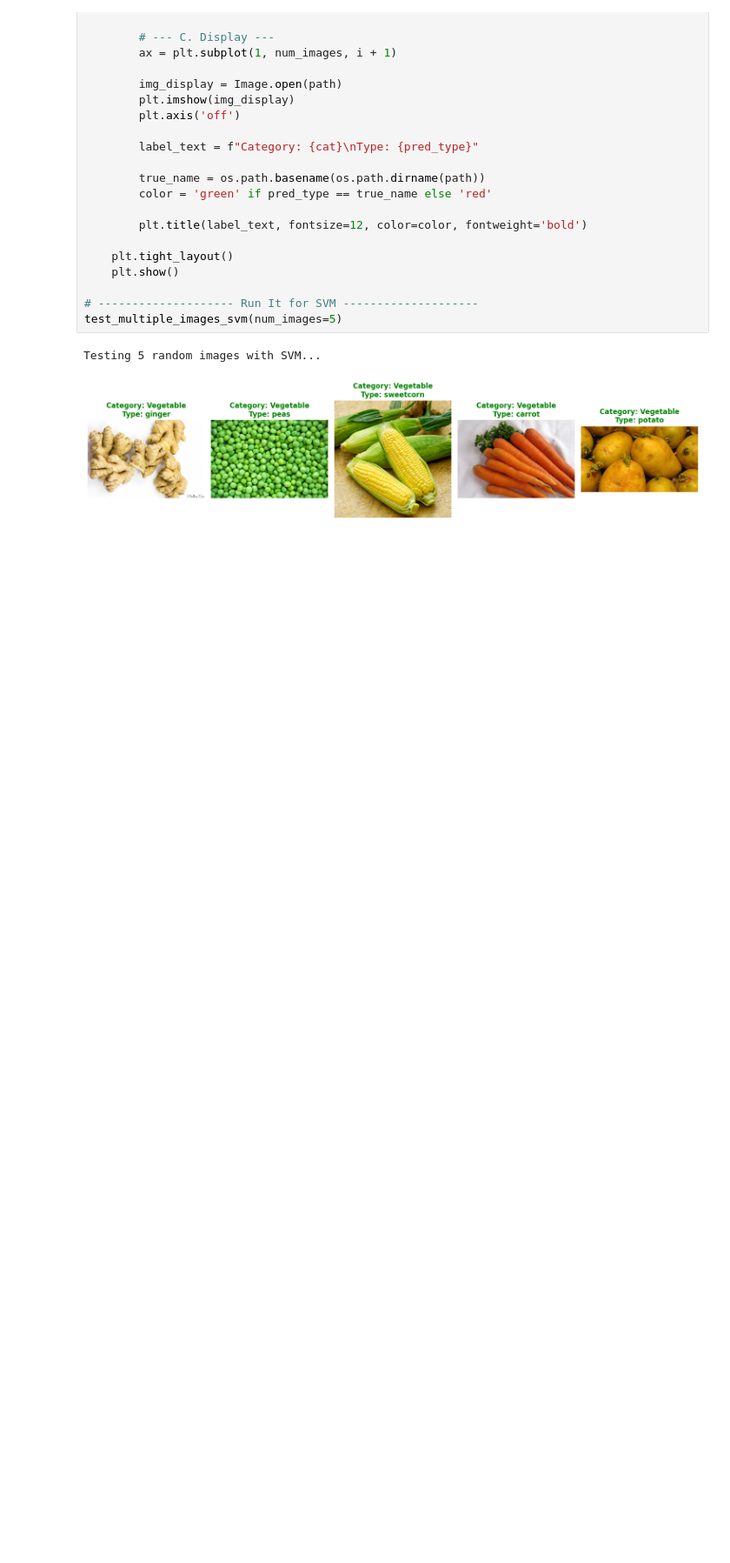
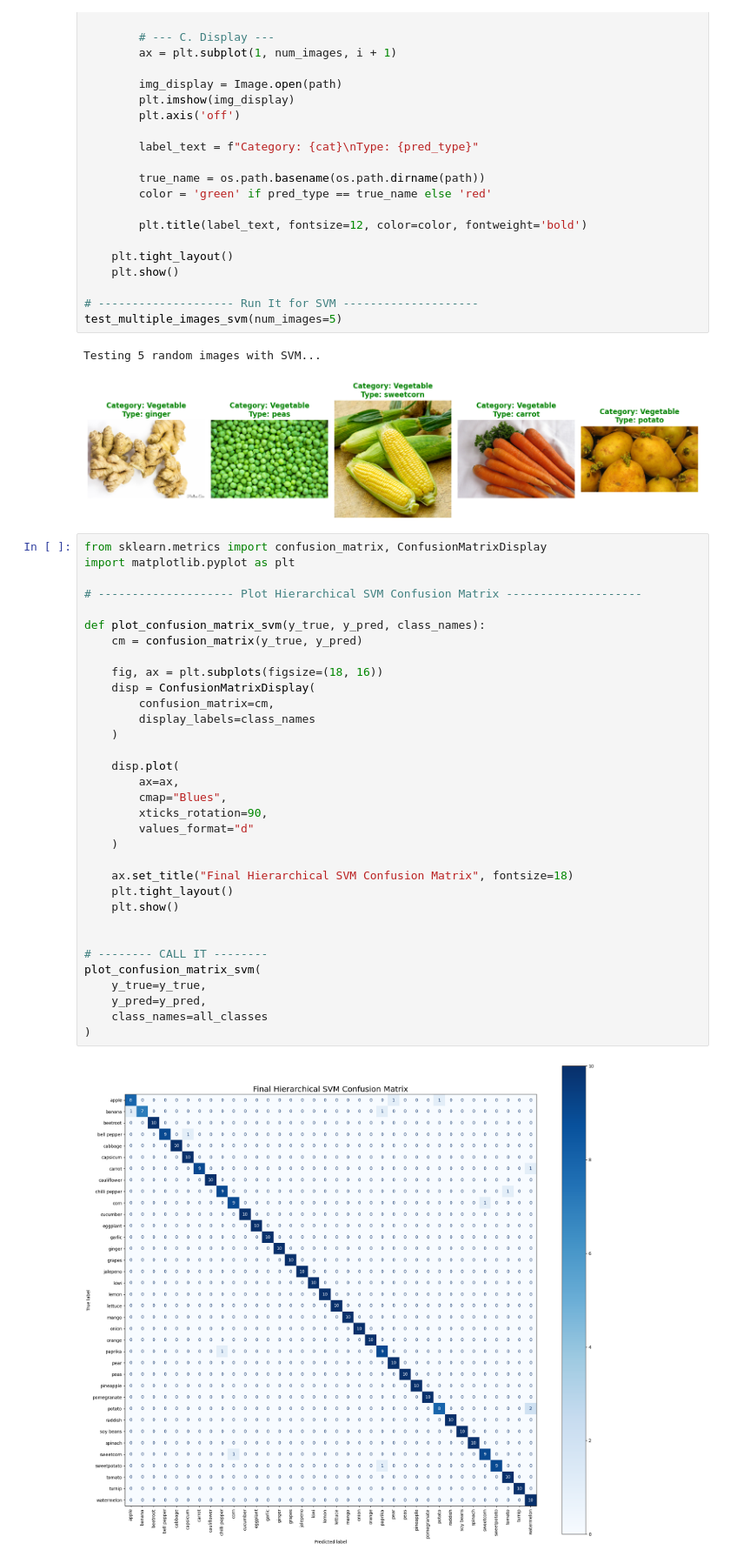
Before and after one commit to Nohaelsayedd/MLproject, a Jupyter notebook: fruit_veg_classifier/notebooks/02_SVM_Classifier.ipynb, the cells around one changed output. Shown at 87% size. Drawn from its saved outputs; the diff is of its cells as text; blank space fills up the shorter version.

Commit message:
KNN CLASSIFIER and SVM CLASSIFIER final 2 with confusion matrix

```diff
--- a/fruit_veg_classifier/notebooks/02_SVM_Classifier.ipynb
+++ b/fruit_veg_classifier/notebooks/02_SVM_Classifier.ipynb
@@ -568,3 +568,38 @@ test_multiple_images_svm(num_images=5)
 # %% [output]
 Testing 5 random images with SVM...
 [figure]
+# %%
+from sklearn.metrics import confusion_matrix, ConfusionMatrixDisplay
+import matplotlib.pyplot as plt
+
+# -------------------- Plot Hierarchical SVM Confusion Matrix --------------------
+
+def plot_confusion_matrix_svm(y_true, y_pred, class_names):
+    cm = confusion_matrix(y_true, y_pred)
+
+    fig, ax = plt.subplots(figsize=(18, 16))
+    disp = ConfusionMatrixDisplay(
+        confusion_matrix=cm,
+        display_labels=class_names
+    )
+
+    disp.plot(
+        ax=ax,
+        cmap="Blues",
+        xticks_rotation=90,
+        values_format="d"
+    )
+
+    ax.set_title("Final Hierarchical SVM Confusion Matrix", fontsize=18)
+    plt.tight_layout()
+    plt.show()
+
+
+# -------- CALL IT --------
+plot_confusion_matrix_svm(
+    y_true=y_true,
+    y_pred=y_pred,
+    class_names=all_classes
+)
+# %% [output]
+[figure, added]
```
Also changed, not shown: 1 other file.
